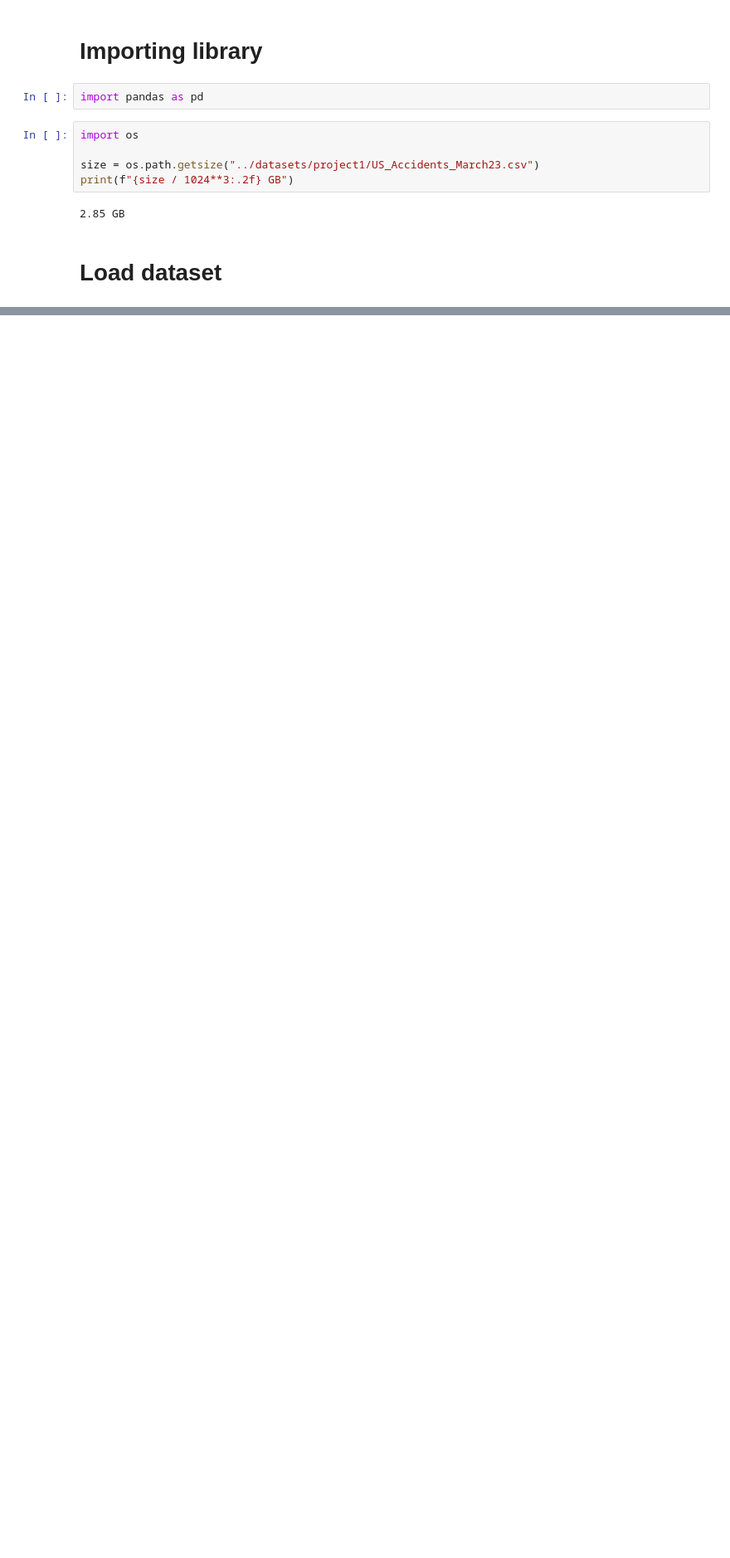
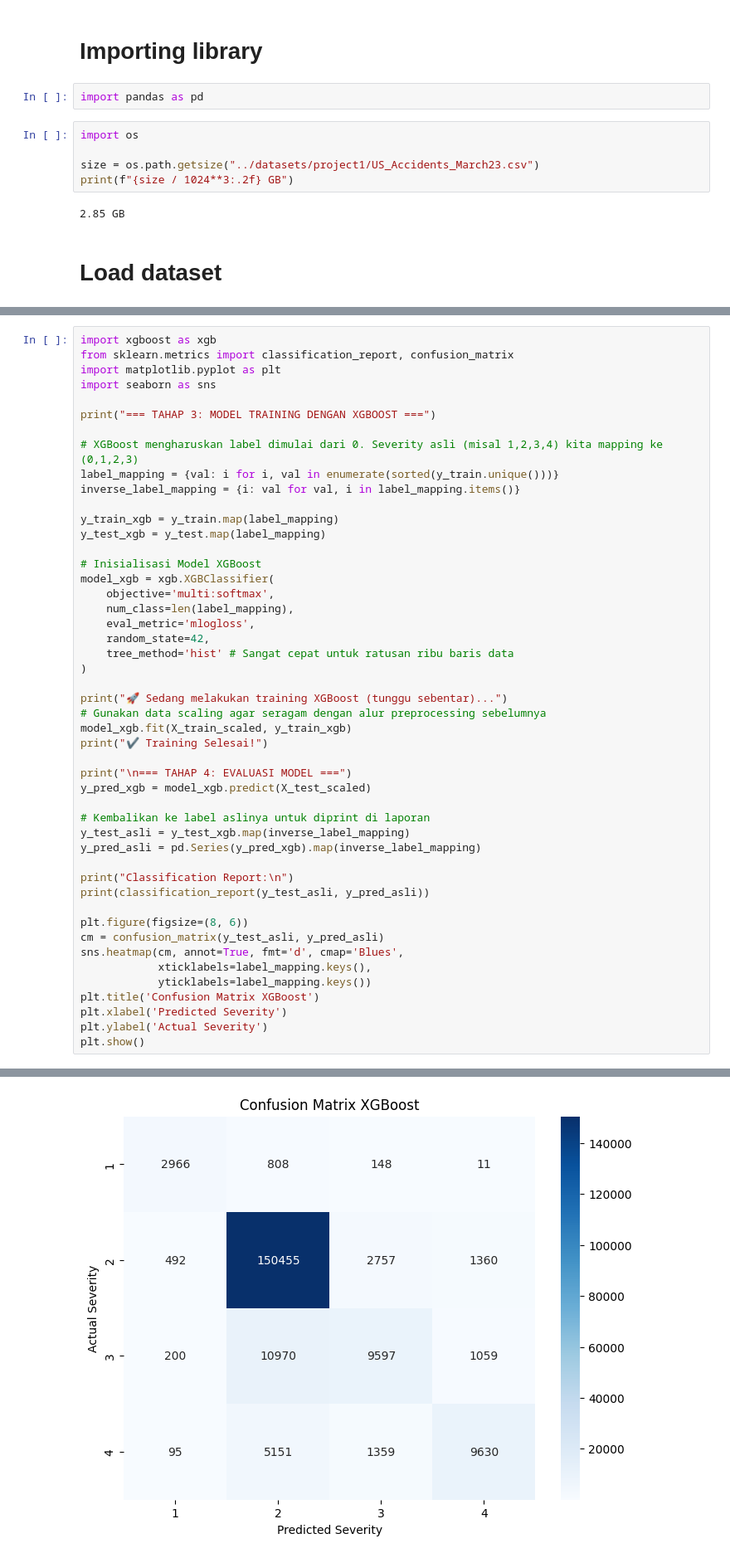
Before and after one commit to Salwa-pratama/data-mining2, a Jupyter notebook: syntax/project1.ipynb, the cells around one changed output, grey strips where cells are left out. Shown at 83% size. Saved outputs shown, nothing was run; the diff lists cells and outputs as text; blank space fills up the shorter version.

```diff
--- a/syntax/project1.ipynb
+++ b/syntax/project1.ipynb
@@ -36,0 +719,49 @@ memory usage: 3.6 GB
+# %%
+import xgboost as xgb
+from sklearn.metrics import classification_report, confusion_matrix
+import matplotlib.pyplot as plt
+import seaborn as sns
+
+print("=== TAHAP 3: MODEL TRAINING DENGAN XGBOOST ===")
+
+# XGBoost mengharuskan label dimulai dari 0. Severity asli (misal 1,2,3,4) kita mapping ke (0,1,2,3)
+label_mapping = {val: i for i, val in enumerate(sorted(y_train.unique()))}
+inverse_label_mapping = {i: val for val, i in label_mapping.items()}
+
+y_train_xgb = y_train.map(label_mapping)
+y_test_xgb = y_test.map(label_mapping)
+
+# Inisialisasi Model XGBoost
+model_xgb = xgb.XGBClassifier(
+    objective='multi:softmax',
+    num_class=len(label_mapping),
+    eval_metric='mlogloss',
+    random_state=42,
+    tree_method='hist' # Sangat cepat untuk ratusan ribu baris data
+)
+
+print("🚀 Sedang melakukan training XGBoost (tunggu sebentar)...")
+# Gunakan data scaling agar seragam dengan alur preprocessing sebelumnya
+model_xgb.fit(X_train_scaled, y_train_xgb)
+print("✔️ Training Selesai!")
+
+print("\n=== TAHAP 4: EVALUASI MODEL ===")
+y_pred_xgb = model_xgb.predict(X_test_scaled)
+
+# Kembalikan ke label aslinya untuk diprint di laporan
+y_test_asli = y_test_xgb.map(inverse_label_mapping)
+y_pred_asli = pd.Series(y_pred_xgb).map(inverse_label_mapping)
+
+print("Classification Report:\n")
+print(classification_report(y_test_asli, y_pred_asli))
+
+plt.figure(figsize=(8, 6))
+cm = confusion_matrix(y_test_asli, y_pred_asli)
+sns.heatmap(cm, annot=True, fmt='d', cmap='Blues',
+            xticklabels=label_mapping.keys(),
+            yticklabels=label_mapping.keys())
+plt.title('Confusion Matrix XGBoost')
+plt.xlabel('Predicted Severity')
+plt.ylabel('Actual Severity')
+plt.show()
+# %% [output]
@@ -36,0 +785 @@ memory usage: 3.6 GB
+[figure, added]
```
Also changed, not shown: parts of 41 cells of this notebook, 10 other files.
